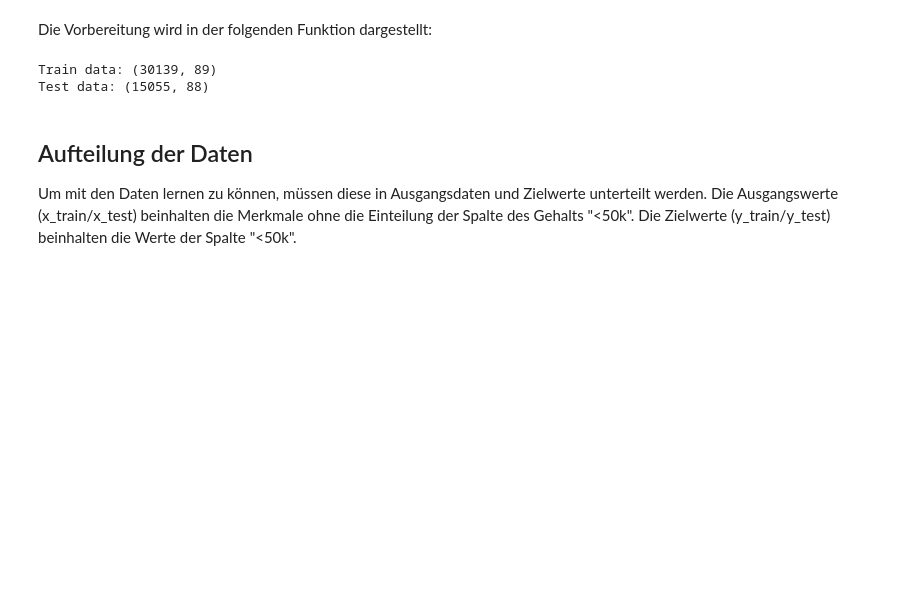
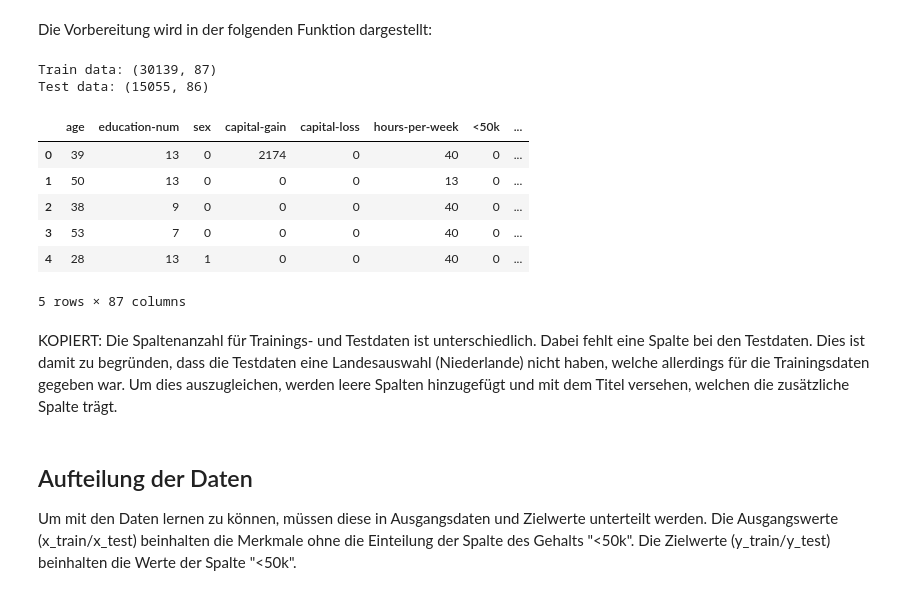
Before and after one commit to S3cr3tL0v3r/MidTerm, a Jupyter notebook: 069-Aufgaben-SebastianTrauth,MarleneHill,HenrikKaltenbach.md.ipynb, the cells around one changed output. Saved outputs shown, nothing was run; the diff lists cells and outputs as text; code cells hidden in the pictures; blank space fills up the shorter version.

```diff
--- a/069-Aufgaben-SebastianTrauth,MarleneHill,HenrikKaltenbach.md.ipynb
+++ b/069-Aufgaben-SebastianTrauth,MarleneHill,HenrikKaltenbach.md.ipynb
@@ -255,17 +255,27 @@ def prepareData(dataFrame: pd.DataFrame):
         dataFrame.drop(labels=['fnlwgt'], axis=1, inplace=True)
 
     #6 String mapping
-    dataFrame.replace(to_replace='<=50K', value='0', inplace=True)
-    dataFrame.replace(to_replace='>50K', value='1', inplace=True)
-    dataFrame.replace(to_replace='Male', value='0', inplace=True)
-    dataFrame.replace(to_replace='Female', value='1', inplace=True)
+    dataFrame.replace(to_replace='<=50K', value=0, inplace=True)
+    dataFrame.replace(to_replace='>50K', value=1, inplace=True)
+    dataFrame.replace(to_replace='Male', value=0, inplace=True)
+    dataFrame.replace(to_replace='Female', value=1, inplace=True)
 
     return pd.get_dummies(dataFrame)
 # %%
 df_train_prepared = prepareData(df_train)
 df_test_prepared = prepareData(df_test)
 print('Train data: ' + str(df_train_prepared.shape))
 print('Test data: ' + str(df_test_prepared.shape))
+df_train_prepared.head()
 # %% [output]
-Train data: (30139, 89)
-Test data: (15055, 88)
+Train data: (30139, 87)
+Test data: (15055, 86)
+|  | age | education-num | sex | capital-gain | capital-loss | hours-per-week | <50k | ... |
+| 0 | 39 | 13 | 0 | 2174 | 0 | 40 | 0 | ... |
+| 1 | 50 | 13 | 0 | 0 | 0 | 13 | 0 | ... |
+| 2 | 38 | 9 | 0 | 0 | 0 | 40 | 0 | ... |
+| 3 | 53 | 7 | 0 | 0 | 0 | 40 | 0 | ... |
+| 4 | 28 | 13 | 1 | 0 | 0 | 40 | 0 | ... |
+5 rows × 87 columns
+# %% [markdown]
+KOPIERT: Die Spaltenanzahl für Trainings- und Testdaten ist unterschiedlich. Dabei fehlt eine Spalte bei den Testdaten. Dies ist damit zu begründen, dass die Testdaten eine Landesauswahl (Niederlande) nicht haben, welche allerdings für die Trainingsdaten gegeben war. Um dies auszugleichen, werden leere Spalten hinzugefügt und mit dem Titel versehen, welchen die zusätzliche Spalte trägt.
```
Also changed, not shown: parts of 2 cells of this notebook, 1 other file.
